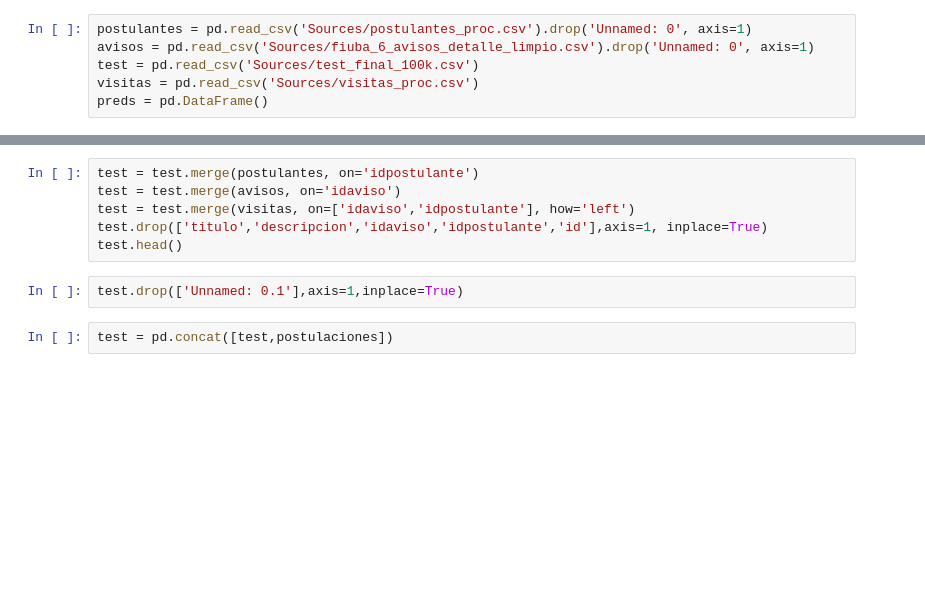
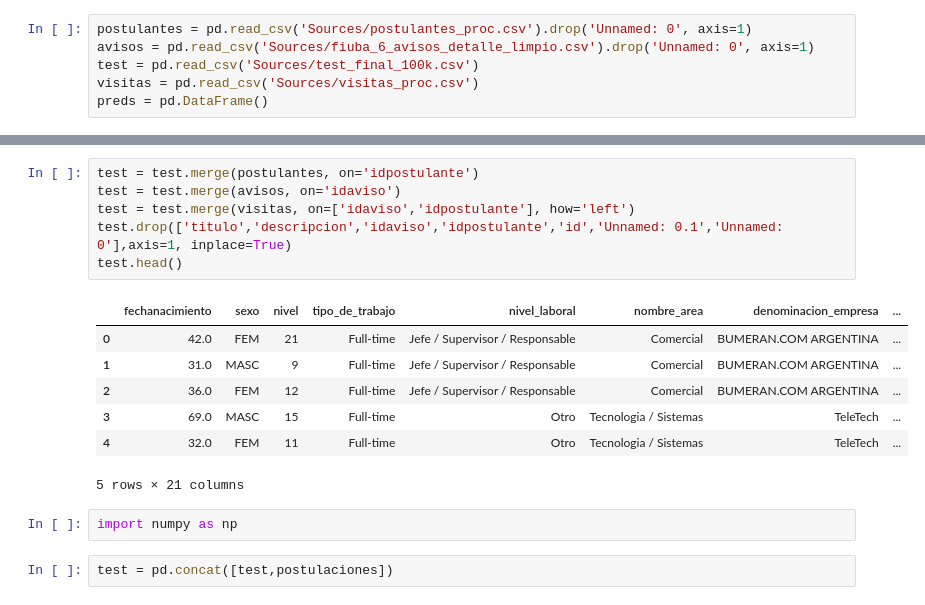
Before and after one commit to fcavazzoli/DatosTP, a Jupyter notebook: Pipeline-Fede.ipynb, the cells around one changed output, grey strips where cells are left out. Saved outputs shown, nothing was run; the diff lists cells and outputs as text; blank space fills up the shorter version.

```diff
--- a/Pipeline-Fede.ipynb
+++ b/Pipeline-Fede.ipynb
@@ -30,10 +38,18 @@ visitas.head()
 # %%
 test = test.merge(postulantes, on='idpostulante')
 test = test.merge(avisos, on='idaviso')
 test = test.merge(visitas, on=['idaviso','idpostulante'], how='left')
-test.drop(['titulo','descripcion','idaviso','idpostulante','id'],axis=1, inplace=True)
+test.drop(['titulo','descripcion','idaviso','idpostulante','id','Unnamed: 0.1','Unnamed: 0'],axis=1, inplace=True)
 test.head()
+# %% [output]
+|  | fechanacimiento | sexo | nivel | tipo_de_trabajo | nivel_laboral | nombre_area | denominacion_empresa | ... |
+| 0 | 42.0 | FEM | 21 | Full-time | Jefe / Supervisor / Responsable | Comercial | BUMERAN.COM ARGENTINA | ... |
+| 1 | 31.0 | MASC | 9 | Full-time | Jefe / Supervisor / Responsable | Comercial | BUMERAN.COM ARGENTINA | ... |
+| 2 | 36.0 | FEM | 12 | Full-time | Jefe / Supervisor / Responsable | Comercial | BUMERAN.COM ARGENTINA | ... |
+| 3 | 69.0 | MASC | 15 | Full-time | Otro | Tecnologia / Sistemas | TeleTech | ... |
+| 4 | 32.0 | FEM | 11 | Full-time | Otro | Tecnologia / Sistemas | TeleTech | ... |
+5 rows × 21 columns
-# %%
-test.drop(['Unnamed: 0.1'],axis=1,inplace=True)
+# %%
+import numpy as np
 # %%
 test = pd.concat([test,postulaciones])
```
Also changed, not shown: parts of 32 cells of this notebook, 2 other files.
